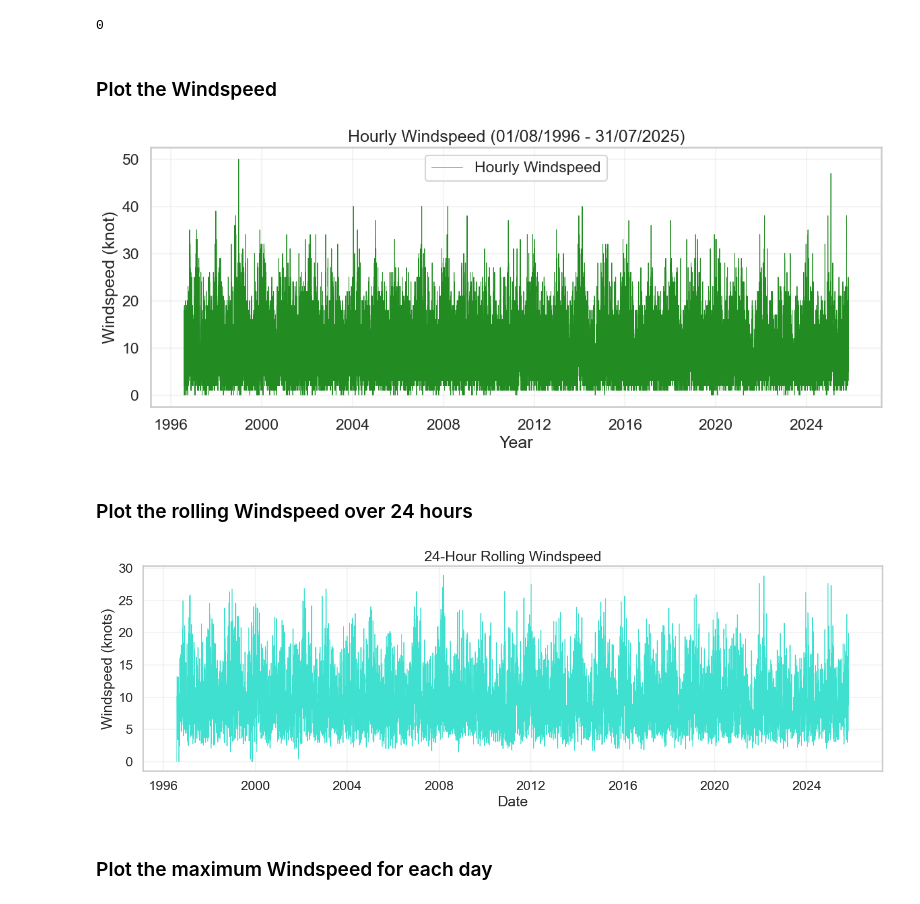
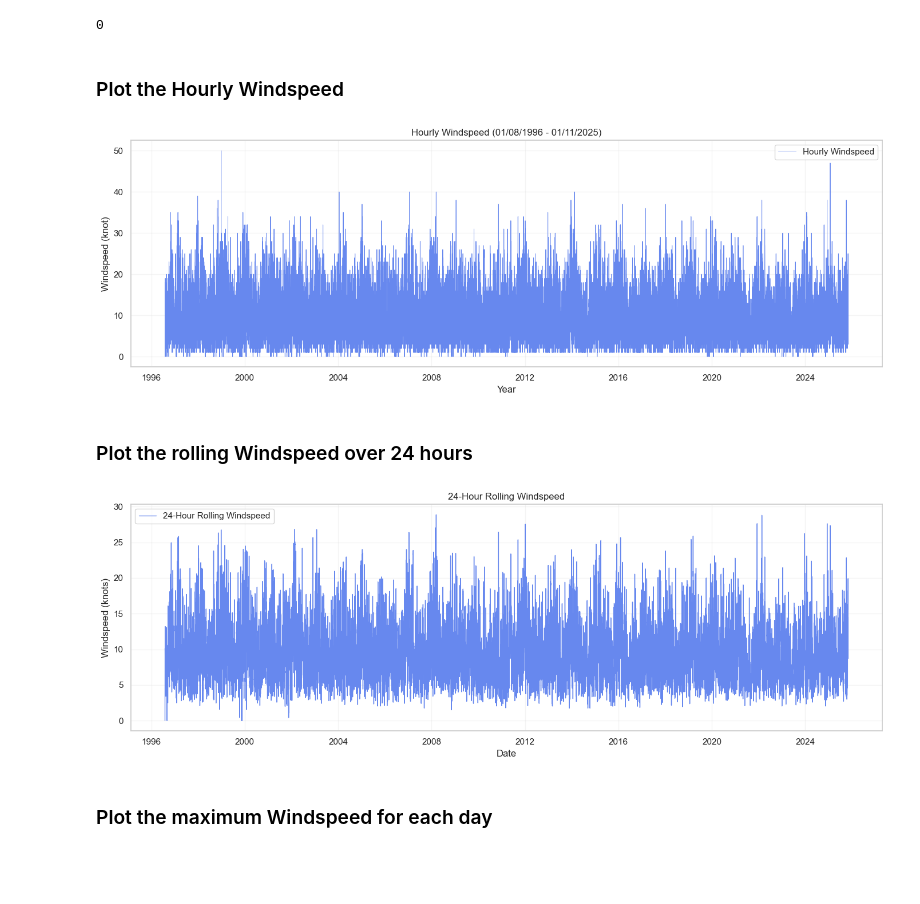
Before and after one commit to AnnaLozenko/PFDA_assignments, a Jupyter notebook: assignment_6_Weather.ipynb, the cells around one changed output. Saved outputs shown, nothing was run; the diff lists cells and outputs as text; code cells hidden in the pictures; blank space fills up the shorter version.

```diff
--- a/assignment_6_Weather.ipynb
+++ b/assignment_6_Weather.ipynb
@@ -137,3 +146,4 @@ df.head(10)
 # %%
-sns.set_theme(style="whitegrid", context="talk")
+# set the theme and color palette for seaborn
+sns.set_theme(style="whitegrid", palette='coolwarm')
 # %%
@@ -266,19 +330,27 @@ print(df['wdsp'].isna().sum())
 # %% [output]
 0
 # %% [markdown]
-### Plot the Windspeed
+### Plot the Hourly Windspeed
 # %%
-# plot the windspeed data for the entire period (01/08/1996 - 31/07/2025)
+# plot the windspeed data for the entire period (01/08/1996 - 01/11/2025)
 plt.figure(figsize=(14,5))
-plt.plot(df.index, df['wdsp'], color='forestgreen',  linewidth=0.7, label='Hourly Windspeed')
-plt.title('Hourly Windspeed (01/08/1996 - 31/07/2025)')
+
+sns.lineplot(
+    x=df.index, # x-axis: date
+    y=df['wdsp'], # y-axis: windspeed
+    linewidth=0.7,
+    label='Hourly Windspeed'
+)
+
+plt.title('Hourly Windspeed (01/08/1996 - 01/11/2025)')
 plt.xlabel('Year')
 plt.ylabel('Windspeed (knot)')
 plt.legend()
-plt.grid(True, alpha = 0.2)
+plt.grid(True, alpha=0.2)
+plt.tight_layout()
 plt.show()
 # %% [output]
-[figure, old version]
+[figure, new version]
 # %% [markdown]
 ### Plot the rolling Windspeed over 24 hours
 # %%
@@ -287,15 +359,22 @@ rolling_ws= df['wdsp'].rolling('24h').mean()
 # %%
 # plot the 24-hour rolling windspeed
 plt.figure(figsize=(14,5))
-plt.plot(rolling_ws.index, rolling_ws, linewidth=1.0, color = 'turquoise')
+
+sns.lineplot(
+    x=rolling_ws.index, # x-axis: date
+    y=rolling_ws.values, # y-axis: rolling windspeed,
+    label='24-Hour Rolling Windspeed',
+    linewidth=1.0
+)
+
 plt.title("24-Hour Rolling Windspeed")
+plt.xlabel("Date")
 plt.ylabel("Windspeed (knots)")
-plt.xlabel("Date")
+plt.grid(True, alpha=0.2)
 plt.tight_layout()
-plt.grid(True, alpha = 0.2)
 plt.show()
 # %% [output]
-[figure, old version]
+[figure, new version]
 # %% [markdown]
 ### Plot the maximum Windspeed for each day
 # %%
```
Also changed, not shown: parts of 21 cells of this notebook.
